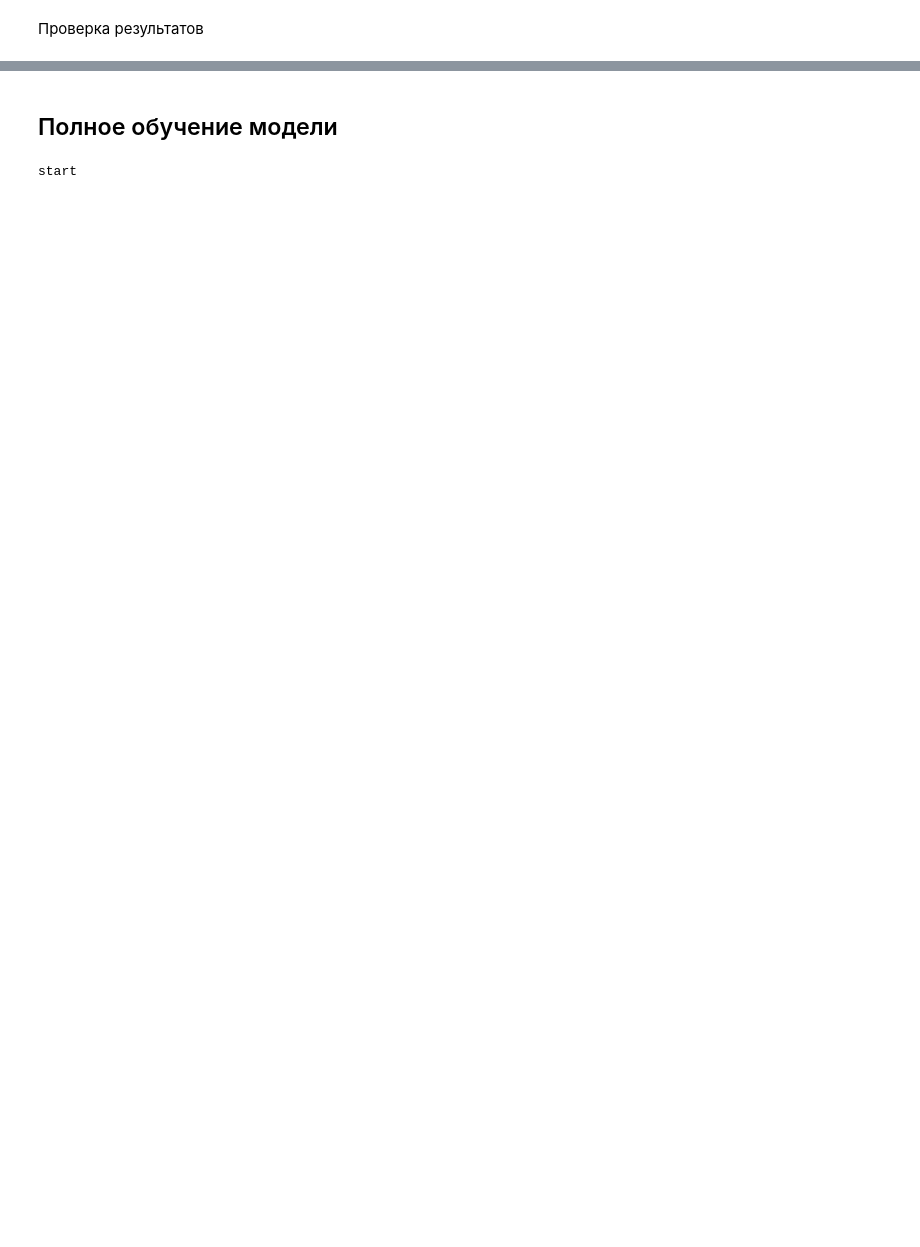
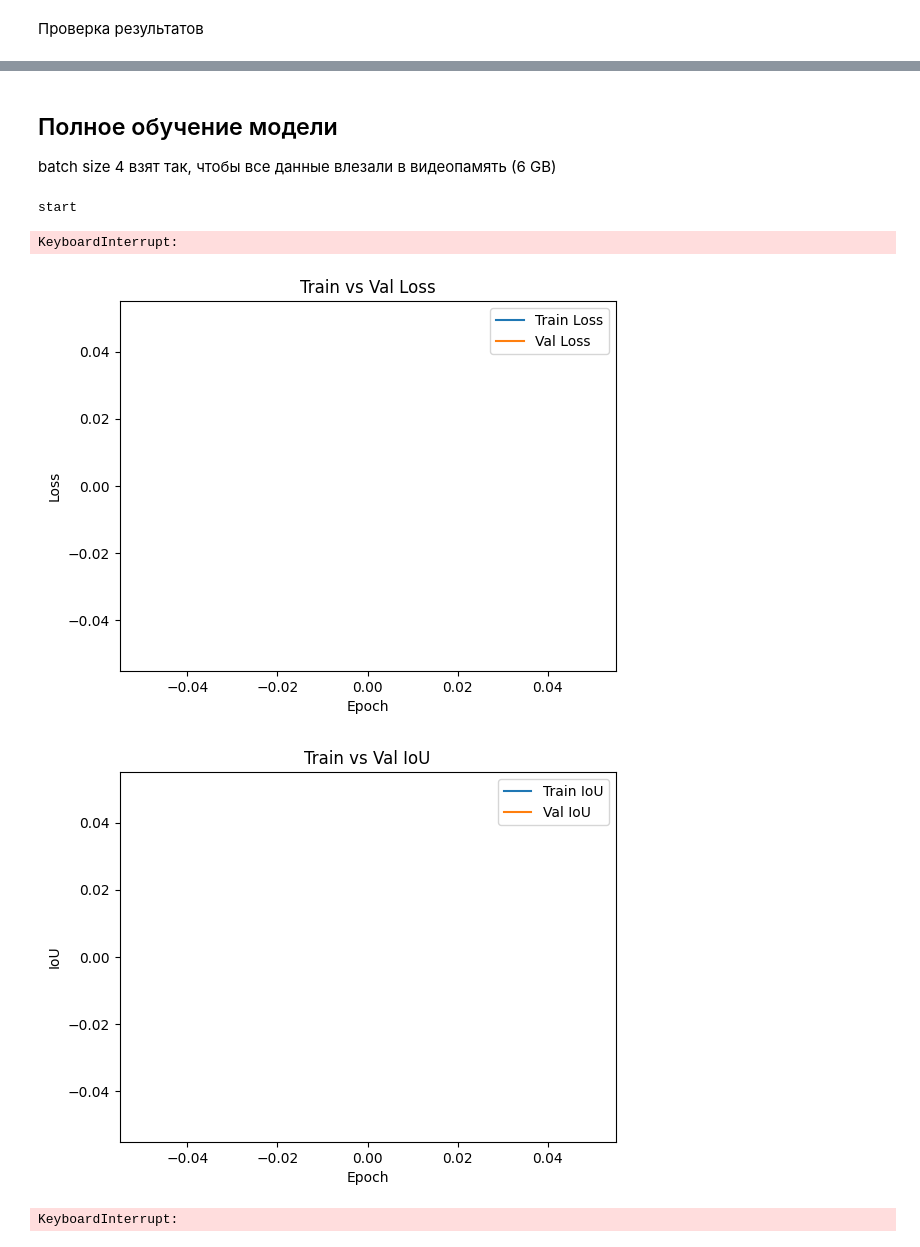
Before and after one commit to Kuarni/ml-course, a Jupyter notebook: hw/task08/task.ipynb, the cells around one changed output, grey strips where cells are left out. Saved outputs shown, nothing was run; the diff lists cells and outputs as text; code cells hidden in the pictures; blank space fills up the shorter version.

```diff
--- a/hw/task08/task.ipynb
+++ b/hw/task08/task.ipynb
@@ -237,8 +251,7 @@ with torch.no_grad():
     print(f"IoU на 4 обучающих изображениях: {train_iou:.4f}")
 
     test_ious = []
-    for img_file, mask_file in zip(test_images, test_masks):
-        img_t, mask_t = load_image_mask(img_file, mask_file)
+    for img_t, mask_t in test_dataset:
         img_t = img_t.unsqueeze(0).to(device)
         mask_t = mask_t.unsqueeze(0).to(device)
         out = model(img_t)
@@ -256,3 +269,4 @@ IoU на 4 обучающих изображениях: 0.9736
 # %% [markdown]
 ## Полное обучение модели
+batch size 4 взят так, чтобы все данные влезали в видеопамять (6 GB)
 # %%
@@ -295,22 +283,20 @@ test_loader  = DataLoader(test_dataset, batch_size=1, shuffle=False)
 # %%
-import gc
-del model, outputs, preds, loss
-gc.collect()
-torch.cuda.empty_cache()
+from tqdm import tqdm
+from torch.amp import autocast, GradScaler
 
 model = UNet(in_channels=3, out_channels=1, base_filters=32).to(device)
 optimizer = optim.Adam(model.parameters(), lr=1e-3)
 criterion = nn.BCEWithLogitsLoss()
 
-num_epochs = 100
+num_epochs = 50
 history = {'train_loss': [], 'val_loss': [], 'train_iou': [], 'val_iou': []}
 
 print("start")
-for epoch in range(1, num_epochs+1):
+for epoch in range(1, num_epochs + 1):
     model.train()
     total_loss = 0.0
     total_iou = 0.0
-    for imgs, masks in train_loader:
+    for imgs, masks in tqdm(train_loader, desc='train'):
         imgs = imgs.to(device)
         masks = masks.to(device)
         optimizer.zero_grad()
@@ -330,9 +316,9 @@ for epoch in range(1, num_epochs+1):
     total_val_loss = 0.0
     total_val_iou = 0.0
     with torch.no_grad():
-        for imgs, masks in val_loader:
-            imgs = imgs.to(device)
-            masks = masks.to(device)
+        for imgs, masks in tqdm(val_loader, desc="val"):
+            imgs = imgs.to(device, non_blocking=True)
+            masks = masks.to(device, non_blocking=True)
             outputs = model(imgs)
             loss = criterion(outputs, masks)
             total_val_loss += loss.item()
@@ -342,12 +328,51 @@ for epoch in range(1, num_epochs+1):
     val_loss = total_val_loss / len(val_loader) if len(val_loader) > 0 else 0
     val_iou = total_val_iou / len(val_loader) if len(val_loader) > 0 else 0
 
-
     history['train_loss'].append(train_loss)
     history['val_loss'].append(val_loss)
     history['train_iou'].append(train_iou)
     history['val_iou'].append(val_iou)
 
-    print(f"Эпоха {epoch}/{num_epochs} - Loss: {train_loss:.4f} (val {val_loss:.4f}), IoU: {train_iou:.4f} (val {val_iou:.4f})")
+    print(
+        f"Эпоха {epoch}/{num_epochs} - Loss: {train_loss:.4f} (val {val_loss:.4f}), IoU: {train_iou:.4f} (val {val_iou:.4f})")
 # %% [output]
 start
+KeyboardInterrupt:
+# %%
+epochs = range(1, len(history['train_loss']) + 1)
+
+plt.figure()
+plt.plot(epochs, history['train_loss'], label='Train Loss')
+plt.plot(epochs, history['val_loss'], label='Val Loss')
+plt.xlabel('Epoch')
+plt.ylabel('Loss')
+plt.title('Train vs Val Loss')
+plt.legend()
+plt.show()
+
+plt.figure()
+plt.plot(epochs, history['train_iou'], label='Train IoU')
+plt.plot(epochs, history['val_iou'], label='Val IoU')
+plt.xlabel('Epoch')
+plt.ylabel('IoU')
+plt.title('Train vs Val IoU')
+plt.legend()
+plt.show()
+# %% [output]
+[figure, added]
+[figure, added]
+# %%
+model.eval()
+with torch.no_grad():
+    test_ious = []
+    for img_t, mask_t in test_dataset:
+        img_t = img_t.unsqueeze(0).to(device)
+        mask_t = mask_t.unsqueeze(0).to(device)
+        out = model(img_t)
+        pred_mask = (torch.sigmoid(out) >= 0.5).float()
+        iou_val = iou_score(pred_mask.cpu(), mask_t.cpu())
+        test_ious.append(iou_val)
+    mean_test_iou = sum(test_ious) / len(test_ious)
+    print(f"Средний IoU на тестовой выборке: {mean_test_iou:.4f}")
+# %% [output]
+KeyboardInterrupt:
```
Also changed, not shown: parts of 9 cells of this notebook.
